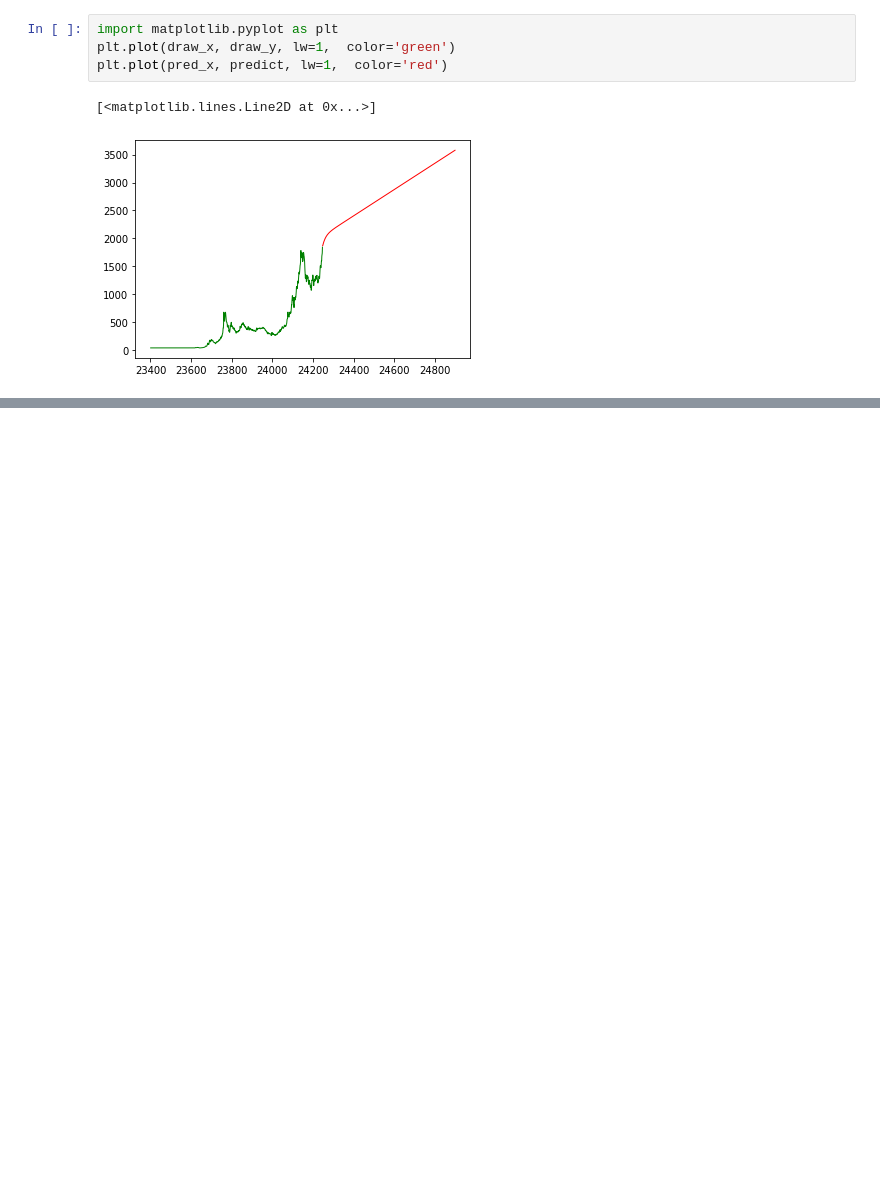
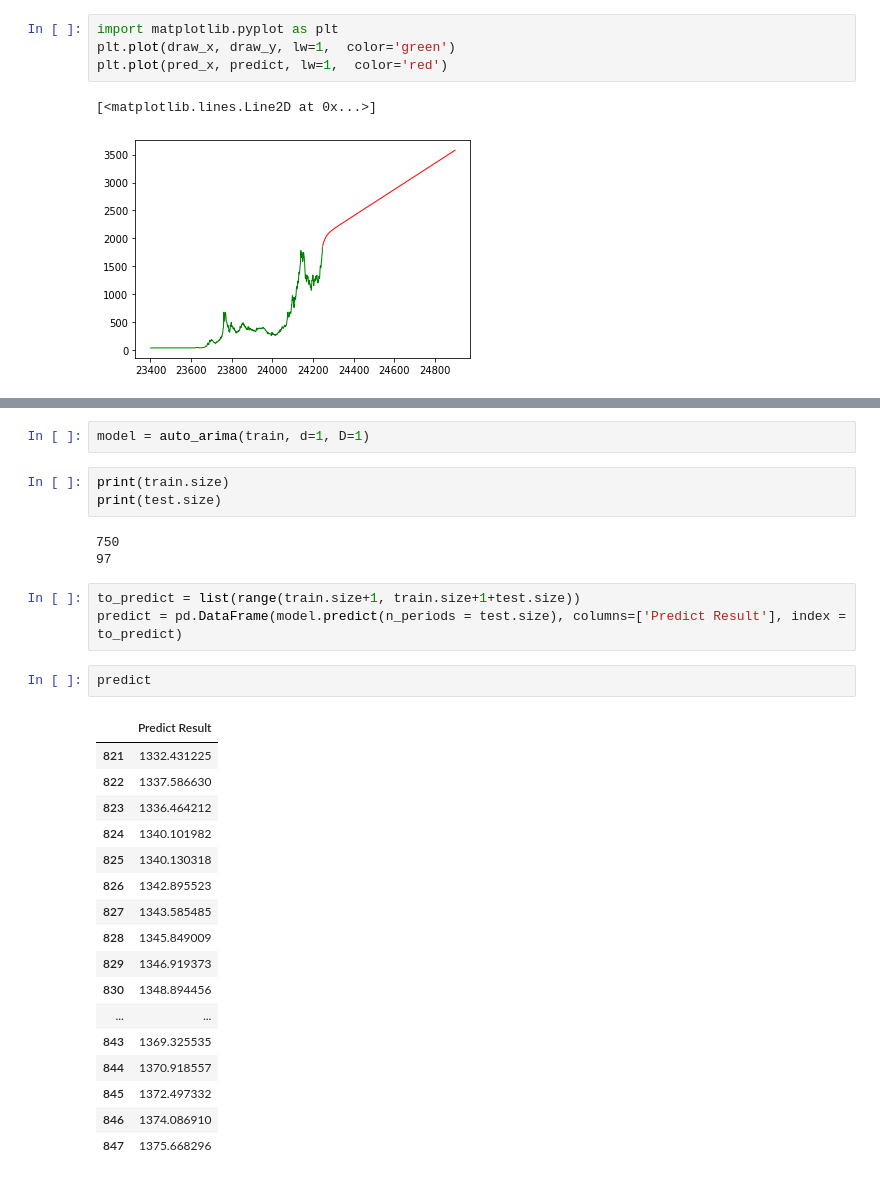
Before and after one commit to yanzkosim/FP-KK, a Jupyter notebook: ARIMA.ipynb, the cells around one changed output, grey strips where cells are left out. Drawn from its saved outputs; the diff is of its cells as text; blank space fills up the shorter version.

```diff
--- a/ARIMA.ipynb
+++ b/ARIMA.ipynb
@@ -88,0 +134,31 @@ plt.plot(pred_x, predict, lw=1,  color='red')
+# %%
+model = auto_arima(train, d=1, D=1)
+# %%
+print(train.size)
+print(test.size)
+# %% [output]
+750
+97
+# %%
+to_predict = list(range(train.size+1, train.size+1+test.size))
+predict = pd.DataFrame(model.predict(n_periods = test.size), columns=['Predict Result'], index = to_predict)
+# %%
+predict
+# %% [output]
+|  | Predict Result |
+| 821 | 1332.431225 |
+| 822 | 1337.586630 |
+| 823 | 1336.464212 |
+| 824 | 1340.101982 |
+| 825 | 1340.130318 |
+| 826 | 1342.895523 |
+| 827 | 1343.585485 |
+| 828 | 1345.849009 |
+| 829 | 1346.919373 |
+| 830 | 1348.894456 |
+| ... | ... |
+| 843 | 1369.325535 |
+| 844 | 1370.918557 |
+| 845 | 1372.497332 |
+| 846 | 1374.086910 |
+| 847 | 1375.668296 |
```
Also changed, not shown: parts of 14 cells of this notebook, 2 other files.
